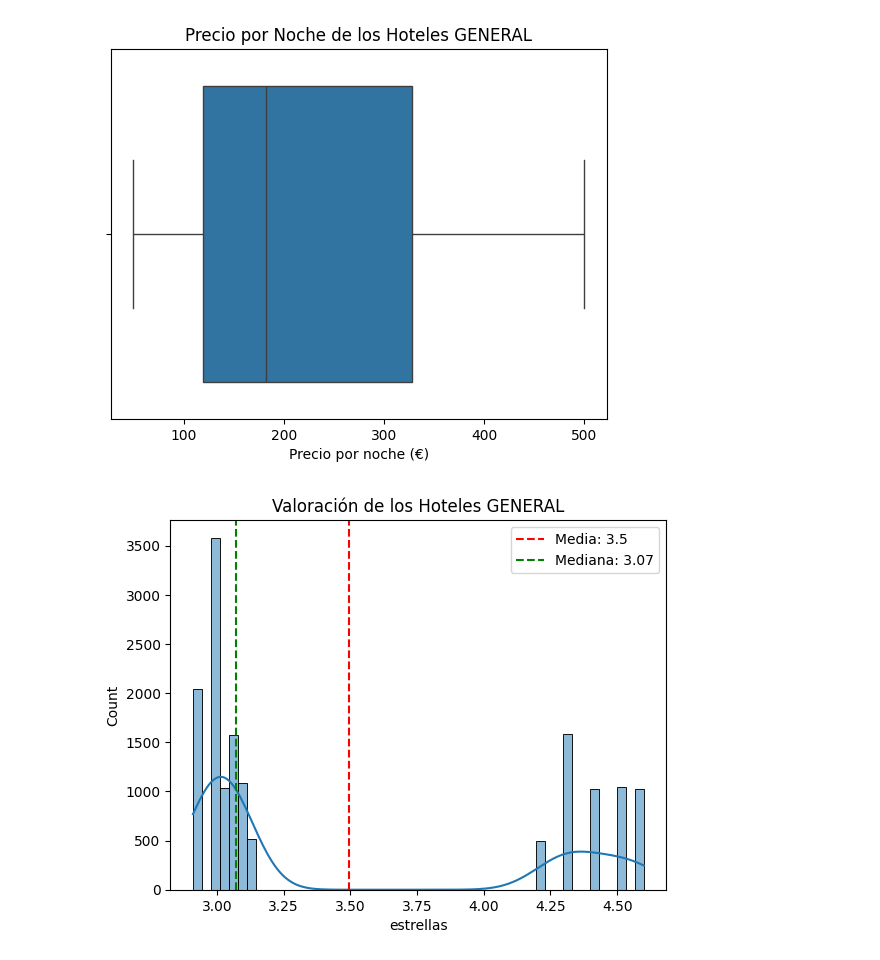
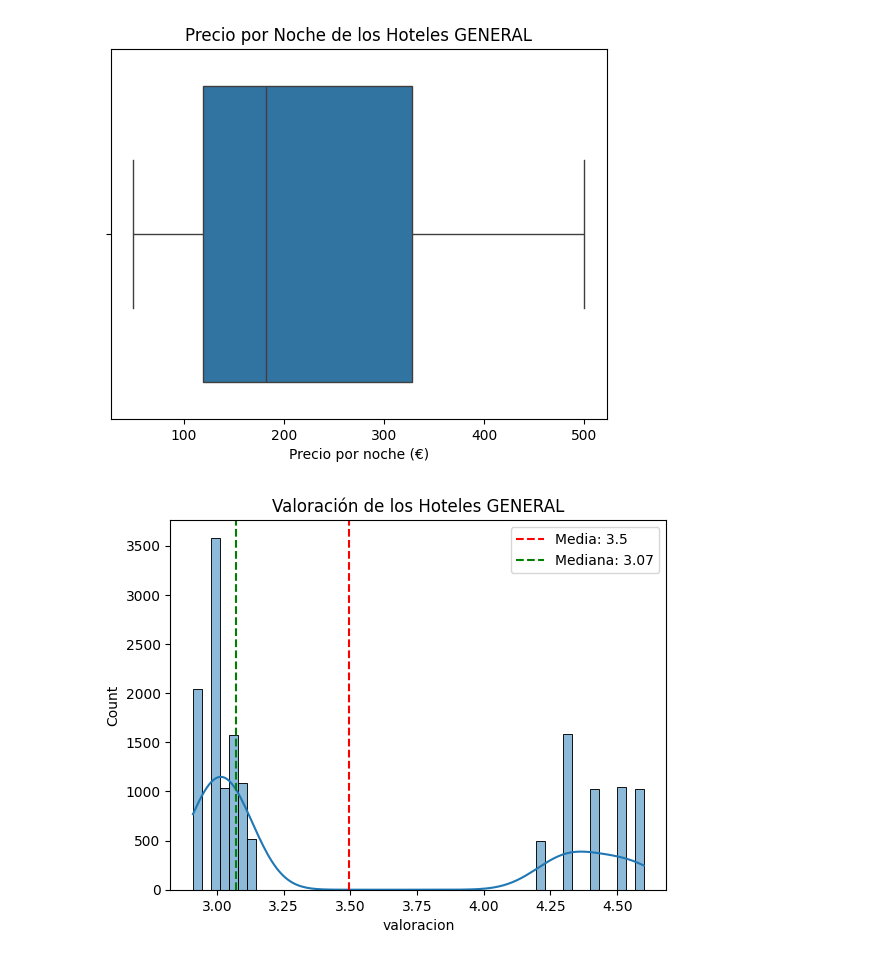
Before and after one commit to Vic4s/ETL_Hoteles, a Jupyter notebook: notebooks/final.ipynb, the cells around one changed output. Saved outputs shown, nothing was run; the diff lists cells and outputs as text; code cells hidden in the pictures.

```diff
--- a/notebooks/final.ipynb
+++ b/notebooks/final.ipynb
@@ -287,3 +287,6 @@ df_final
 | 14998 | aa092c3e-7fe6-4985-a5a8-cacd38554b1b | 13982 | Toño | Narváez | toño.narváez@example.com | True | 2025-02-26 | 2025-03-01 | ... |
 | 14999 | 6d1f590c-ae87-4582-bc99-9b8cbf1d8e28 | 3524 | Custodia | Marco | custodia.marco@example.com | True | 2025-02-26 | 2025-03-01 | ... |
 15000 rows × 16 columns
+# %%
+df_final.rename(columns={"estrellas": "valoracion"}, inplace=True)
+df_final
@@ -289,0 +307,10 @@ df_final
+# %%
+# ngroup asigna un valor empezando en 0 (añadimos +1 para que empiece en 1) a cada grupo generado por el group by
+df_final['id_ciudad'] = df_final.groupby('ciudad').ngroup() + 1
+# 1. agrupamos por ciudad
+# 2. asignamos un valor a cada grupo de ciudad
+# 3. le sumamos 1 para que empiece en 1
+# 4. le asignamos esos valores a la columna de id_ciudad
+# 4.1 pandas lo replica automáticamente en todas las filas que pertenecen a ese grupo (sin tener que iterar una por una)
+# %%
+df_final["id_cliente"] = df_final["id_cliente"].astype(str)
@@ -385,15 +432,15 @@ plt.show()
 # %% [output]
 [figure]
 # %%
-media = np.mean(df_final["estrellas"])
-mediana = np.median(df_final["estrellas"])
+media = np.mean(df_final["valoracion"])
+mediana = np.median(df_final["valoracion"])
 
-sns.histplot(df_final["estrellas"], bins=50, kde=True)
+sns.histplot(df_final["valoracion"], bins=50, kde=True)
 plt.title("Valoración de los Hoteles GENERAL")
 plt.axvline(media, color="red", linestyle="dashed", label=(f"Media: {round(media, 2)}"))
 plt.axvline(mediana, color="green", linestyle="dashed", label=(f"Mediana: {round(mediana, 2)}"))
 plt.legend()
 plt.show()
 # %% [output]
-[figure, old version]
+[figure, new version]
 # %%
```
Also changed, not shown: parts of 3 cells of this notebook, 3 other files.
